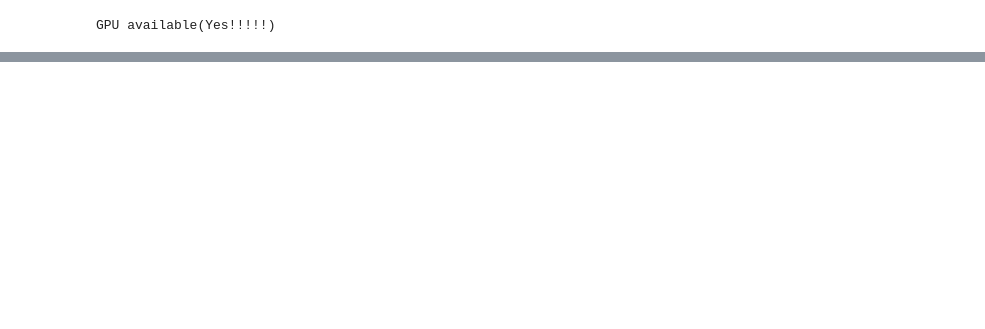
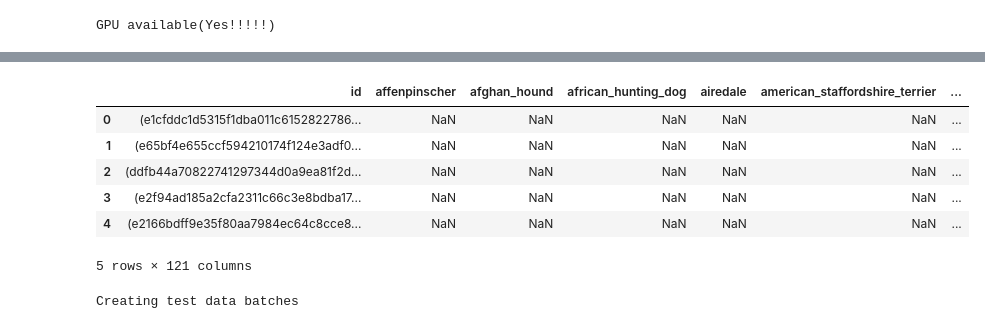
Before and after one commit to DarkWorldCoder/LearningAI, a Jupyter notebook: dog_vision.ipynb, the cells around one changed output, grey strips where cells are left out. Saved outputs shown, nothing was run; the diff lists cells and outputs as text; code cells hidden in the pictures; blank space fills up the shorter version.

```diff
--- a/dog_vision.ipynb
+++ b/dog_vision.ipynb
@@ -410,0 +554,3 @@ Port 6006 is in use by another program. Either identify and stop that program, o
+# %%
+test_path = "drive/My Drive/dog-breed-identification/test/"
+test_filenames = [test_path + fname for fname in os.listdir(test_path)]
@@ -410,0 +581,3 @@ Port 6006 is in use by another program. Either identify and stop that program, o
+# %%
+test_ids = [os.path.splitext(path) for path in os.listdir(test_path)]
+test_ids
@@ -410,0 +602,21 @@ Port 6006 is in use by another program. Either identify and stop that program, o
+# %%
+preds_df = pd.DataFrame(columns=["id"]+ list(unique_breeds))
+# %%
+preds_df["id"] = test_ids
+# %%
+preds_df.head(
+)
+# %% [output]
+|  | id | affenpinscher | afghan_hound | african_hunting_dog | airedale | american_staffordshire_terrier | ... |
+| 0 | (e1cfddc1d5315f1dba011c6152822786... | NaN | NaN | NaN | NaN | NaN | ... |
+| 1 | (e65bf4e655ccf594210174f124e3adf0... | NaN | NaN | NaN | NaN | NaN | ... |
+| 2 | (ddfb44a70822741297344d0a9ea81f2d... | NaN | NaN | NaN | NaN | NaN | ... |
+| 3 | (e2f94ad185a2cfa2311c66c3e8bdba17... | NaN | NaN | NaN | NaN | NaN | ... |
+| 4 | (e2166bdff9e35f80aa7984ec64c8cce8... | NaN | NaN | NaN | NaN | NaN | ... |
+5 rows × 121 columns
+# %%
+custom_paths = ["drive/My Drive/dog-breed-identification/dog.jpg"]
+
+custom_data = create_data_batches(custom_paths,test_data=True)
+# %% [output]
+Creating test data batches
```
Also changed, not shown: parts of 33 cells of this notebook.
